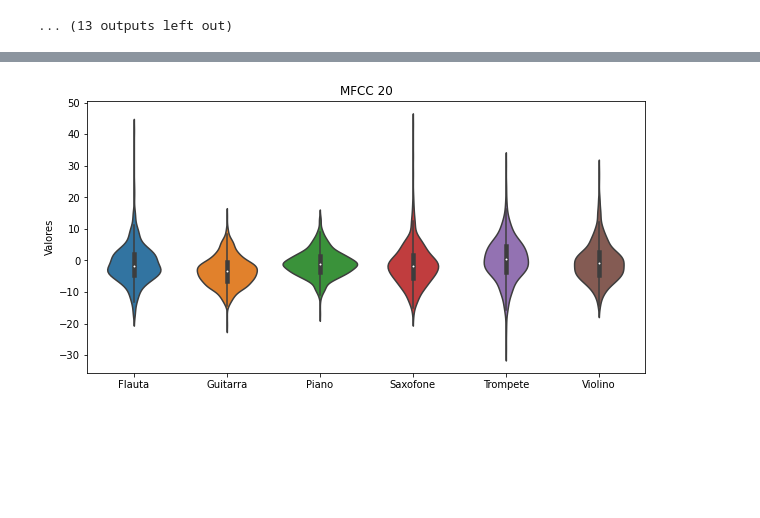
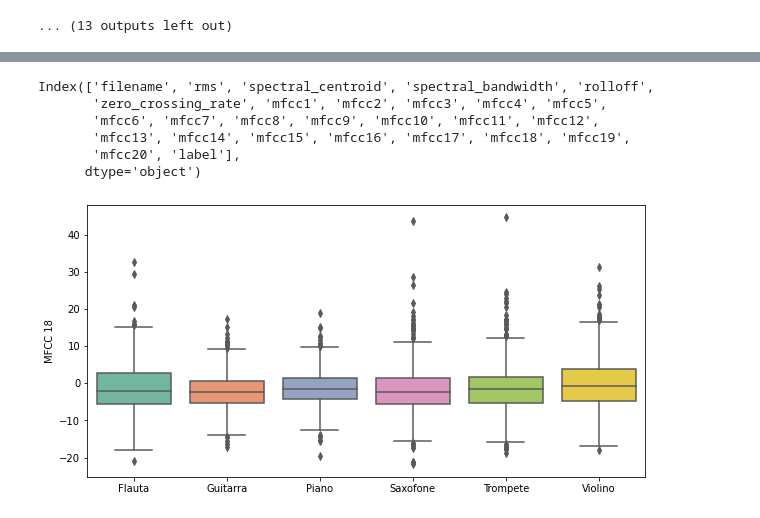
Before and after one commit to gabrielaeduardo/musical_instruments_recognition, a Jupyter notebook: code/base.ipynb, the cells around one changed output, grey strips where cells are left out. Saved outputs shown, nothing was run; the diff lists cells and outputs as text; code cells hidden in the pictures; blank space fills up the shorter version.

```diff
--- a/code/base.ipynb
+++ b/code/base.ipynb
@@ -191,11 +257,20 @@ df.describe()
 8 rows × 25 columns
+# %%
+df.columns
+# %% [output]
+Index(['filename', 'rms', 'spectral_centroid', 'spectral_bandwidth', 'rolloff',
+       'zero_crossing_rate', 'mfcc1', 'mfcc2', 'mfcc3', 'mfcc4', 'mfcc5',
+       'mfcc6', 'mfcc7', 'mfcc8', 'mfcc9', 'mfcc10', 'mfcc11', 'mfcc12',
+       'mfcc13', 'mfcc14', 'mfcc15', 'mfcc16', 'mfcc17', 'mfcc18', 'mfcc19',
+       'mfcc20', 'label'],
+      dtype='object')
 # %%
 plt.figure(figsize=(10,5))
-fig = sns.violinplot(data=df, y='mfcc20', x="label")
-fig.set_ylabel('Valores')
+fig = sns.boxplot(data=df, y='mfcc18', x="label", palette='Set2')
+fig.set_ylabel('MFCC 18')
 fig.set(xlabel = None)
-fig.set(title='MFCC 20')
-plt.savefig('../images/code_generated/cols/mfcc20.png', bbox_inches='tight')
+# fig.set(title='MFCC 20')
+plt.savefig('../images/code_generated/cols/mfcc18.png', bbox_inches='tight')
 plt.show()
 # %% [output]
-[figure, old version]
+[figure, new version]
```
Also changed, not shown: parts of 7 cells of this notebook, 3 other files.
